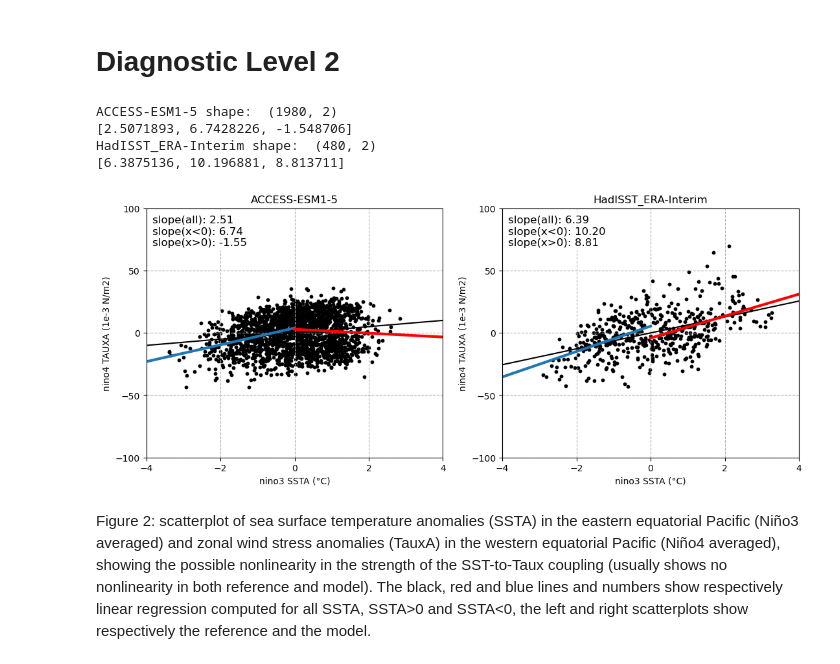
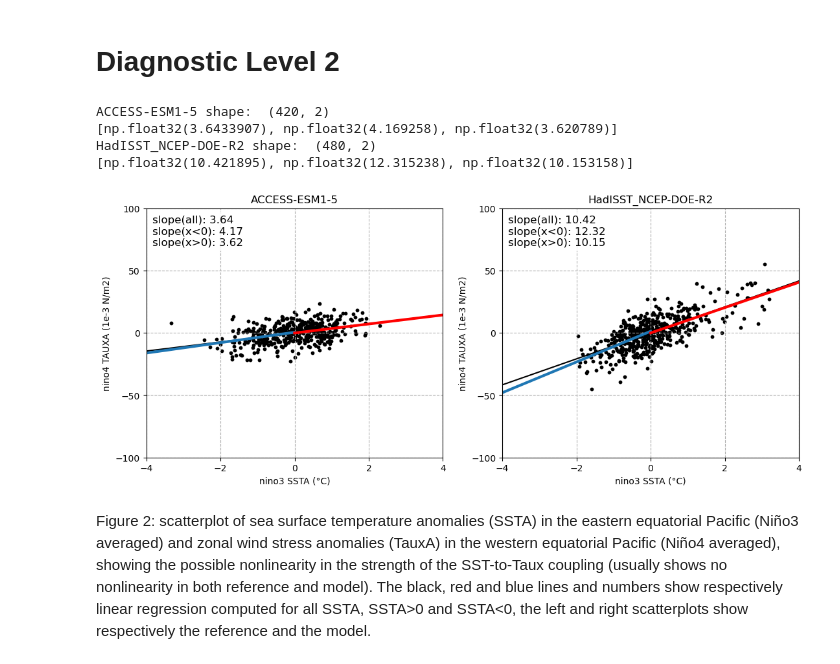
Before and after one commit to ACCESS-NRI/ACCESS-ENSO-recipes, a Jupyter notebook: 20-SST_Taux_feedback.ipynb, the cells around one changed output. Cells and saved outputs as stored; diff of their text form; code cells hidden in the pictures.

```diff
--- a/20-SST_Taux_feedback.ipynb
+++ b/20-SST_Taux_feedback.ipynb
@@ -66,4 +72,11 @@ obs_tauu_datasets = {
 }
+# %%
+for name, dataset in model_ts_datasets.items():
+    dataset.add_supplementary(short_name='sftof', mip="Ofx")
+    dataset.add_supplementary(short_name="areacello", mip="Ofx")
+for name, dataset in model_tauu.items():
+    dataset.add_supplementary(short_name='sftlf', mip="fx")
+    dataset.add_supplementary(short_name="areacella", mip="fx")
 # %%
 model_ts_datasets = {name: dataset.load() for name, dataset in model_ts_datasets.items()}
 model_tauu = {name: dataset.load() for name, dataset in model_tauu.items()}
@@ -103,12 +112,12 @@ import scipy.stats
 def sst_east(cube):
     nino3_region = {"start_longitude": 210., "end_longitude": 270., "start_latitude": -5., "end_latitude": 5.}
     # cube = extract_time(cube, start_year=1979, end_year=2000, start_month=1, end_month=12, start_day=1, end_day=31)
-    cube = regrid(cube, target_grid="1x1", scheme="linear")
     cube = convert_units(cube, units="degC")
-    cube = mask_landsea(cube, mask_out="land") #irregular
-    cube = anomalies(cube, period="full")
+    # cube = mask_landsea(cube, mask_out="land") #not req
+    cube = anomalies(cube, period="monthly")
     cube = detrend(cube, dimension="time", method="linear")
     cube = extract_region(cube, **nino3_region)
+    # cube = regrid(cube, target_grid="1x1", scheme="linear")  #not req
     cube = area_statistics(cube,operator='mean')
 
     return cube
@@ -117,12 +126,12 @@ def sst_east(cube):
 def taux_west(cube):
     region = {"start_longitude": 160., "end_longitude": 210., "start_latitude": -5., "end_latitude": 5.}
     # cube = extract_time(cube, start_year=1979, end_year=2000, start_month=1, end_month=12, start_day=1, end_day=31)
-    # cube = regrid(cube, target_grid="1x1", scheme="linear")
     cube = convert_units(cube, units="1e-3 N/m2")
-    cube = mask_landsea(cube, mask_out="land")
-    cube = anomalies(cube, period="full")
-    cube = detrend(cube, dimension="time", method="linear") # Create NaN for some reasons
+    cube = mask_landsea(cube, mask_out="land") #not req?
+    cube = anomalies(cube, period="monthly")
+    cube = detrend(cube, dimension="time", method="linear")
     cube = extract_region(cube, **region)
+    # cube = regrid(cube, target_grid="1x1", scheme="linear")  #not req
     cube = area_statistics(cube,operator='mean')
     return cube
 # %%
@@ -156,7 +163,7 @@ slope, intcpt = linreg_1d(model_tauu_prep["ACCESS-ESM1-5"], model_tos_prep["ACCE
 plt.plot(xseq, intcpt+slope*xseq)
 mod_slope = slope
 
-slope, intcpt = linreg_1d( obs_tauu_prep["ERA-Interim"], obs_tos_prep["HadISST"])
+slope, intcpt = linreg_1d(obs_tauu_prep["NCEP-DOE-R2"], obs_tos_prep["HadISST"])
 plt.plot(xseq, intcpt+slope*xseq, color='black')
 metric_val = abs((mod_slope-slope)/slope)*100
 
@@ -165,8 +172,8 @@ yunit = model_tauu_prep["ACCESS-ESM1-5"].units
 xunit = model_tos_prep["ACCESS-ESM1-5"].units
 plt.scatter(model_tos_prep["ACCESS-ESM1-5"].data, model_tauu_prep["ACCESS-ESM1-5"].data, s=10)
 
-print(obs_tos_prep["HadISST"].shape, obs_tauu_prep["ERA-Interim"].shape)
-plt.scatter(obs_tos_prep["HadISST"].data, obs_tauu_prep["ERA-Interim"].data,s=20, c='black', marker='D')
+print(obs_tos_prep["HadISST"].shape, obs_tauu_prep["NCEP-DOE-R2"].shape)
+plt.scatter(obs_tos_prep["HadISST"].data, obs_tauu_prep["NCEP-DOE-R2"].data,s=20, c='black', marker='D')
 plt.xlim(-4,4)
 plt.ylim(-100,100)
 
@@ -200,25 +207,25 @@ def linreg_df(ts, tauu):
     slope, intercept = coefs[0], coefs[1]
     return slope, intercept
 
-def plt_lvl2_subplot(ts_cube, nhf_cube, dataset_label):
+def plt_lvl2_subplot(ts_cube, tauu_cube, dataset_label):
 
-    df = pd.DataFrame({'tos':ts_cube.data, 'nhf':nhf_cube.data})
+    df = pd.DataFrame({'tos':ts_cube.data, 'tauu':tauu_cube.data})
     slopes = []
     print(dataset_label, 'shape: ', df.shape)
-    plt.scatter(ts_cube.data, nhf_cube.data, c='k', s=10)
+    plt.scatter(ts_cube.data, tauu_cube.data, c='k', s=10)
     xseq = np.linspace(-50, 50, num=50)
-    slope, intcpt = linreg_df(df['tos'], df['nhf'])
+    slope, intcpt = linreg_df(df['tos'], df['tauu'])
     plt.plot(xseq, intcpt+slope*xseq, c='black')
     slopes.append(slope)
 
     xseq = np.linspace(-50, 0, num=50) #
-    slope, intcpt = linreg_df(df.loc[df['tos']<0, 'tos'], df.loc[df['tos']<0, 'nhf'])
+    slope, intcpt = linreg_df(df.loc[df['tos']<0, 'tos'], df.loc[df['tos']<0, 'tauu'])
 
     plt.plot(xseq, intcpt+slope*xseq, linewidth=3)
     slopes.append(slope)
 
     xseq = np.linspace(0, 50, num=50)
-    slope, intcpt = linreg_df(df.loc[df['tos']>0, 'tos'], df.loc[df['tos']>0, 'nhf'])
+    slope, intcpt = linreg_df(df.loc[df['tos']>0, 'tos'], df.loc[df['tos']>0, 'tauu'])
     plt.plot(xseq, intcpt+slope*xseq, color='red', linewidth=3)
     slopes.append(slope)
 
@@ -239,18 +246,18 @@ def plt_settings(slopes):
 # %%
 ## plot figures
 fig = plt.figure(figsize=(13, 5))
 ax = plt.subplot(121)
 
 plt_lvl2_subplot(model_tos_prep["ACCESS-ESM1-5"], model_tauu_prep["ACCESS-ESM1-5"], 'ACCESS-ESM1-5')
 
 ax = plt.subplot(122)
-plt_lvl2_subplot(obs_tos_prep["HadISST"], obs_tauu_prep["ERA-Interim"], 'HadISST_ERA-Interim')
+plt_lvl2_subplot(obs_tos_prep["HadISST"], obs_tauu_prep["NCEP-DOE-R2"], 'HadISST_NCEP-DOE-R2')
 # %% [output]
-ACCESS-ESM1-5 shape:  (1980, 2)
-[2.5071893, 6.7428226, -1.548706]
-HadISST_ERA-Interim shape:  (480, 2)
-[6.3875136, 10.196881, 8.813711]
+ACCESS-ESM1-5 shape:  (420, 2)
+[np.float32(3.6433907), np.float32(4.169258), np.float32(3.620789)]
+HadISST_NCEP-DOE-R2 shape:  (480, 2)
+[np.float32(10.421895), np.float32(12.315238), np.float32(10.153158)]
-[figure, old version]
+[figure, new version]
 # %% [markdown]
 Figure 2: scatterplot of sea surface temperature anomalies (SSTA) in the eastern equatorial Pacific (Niño3 averaged) and zonal wind stress anomalies (TauxA) in the western equatorial Pacific (Niño4 averaged), showing the possible nonlinearity in the strength of the SST-to-Taux coupling (usually shows no nonlinearity in both reference and model). The black, red and blue lines and numbers show respectively linear regression computed for all SSTA, SSTA>0 and SSTA<0, the left and right scatterplots show respectively the reference and the model.
 # %% [markdown]
```
Also changed, not shown: parts of 8 cells of this notebook.
